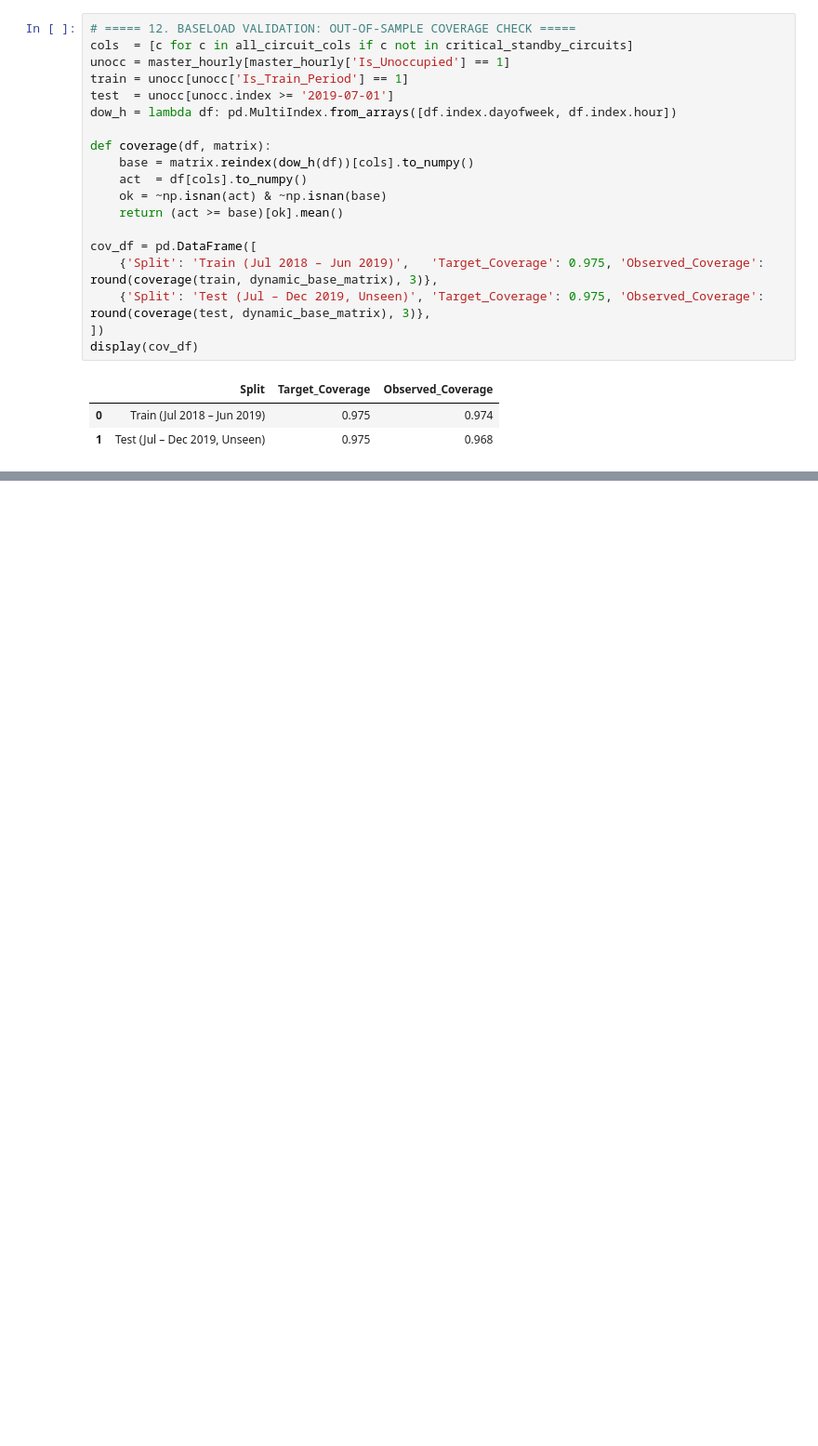
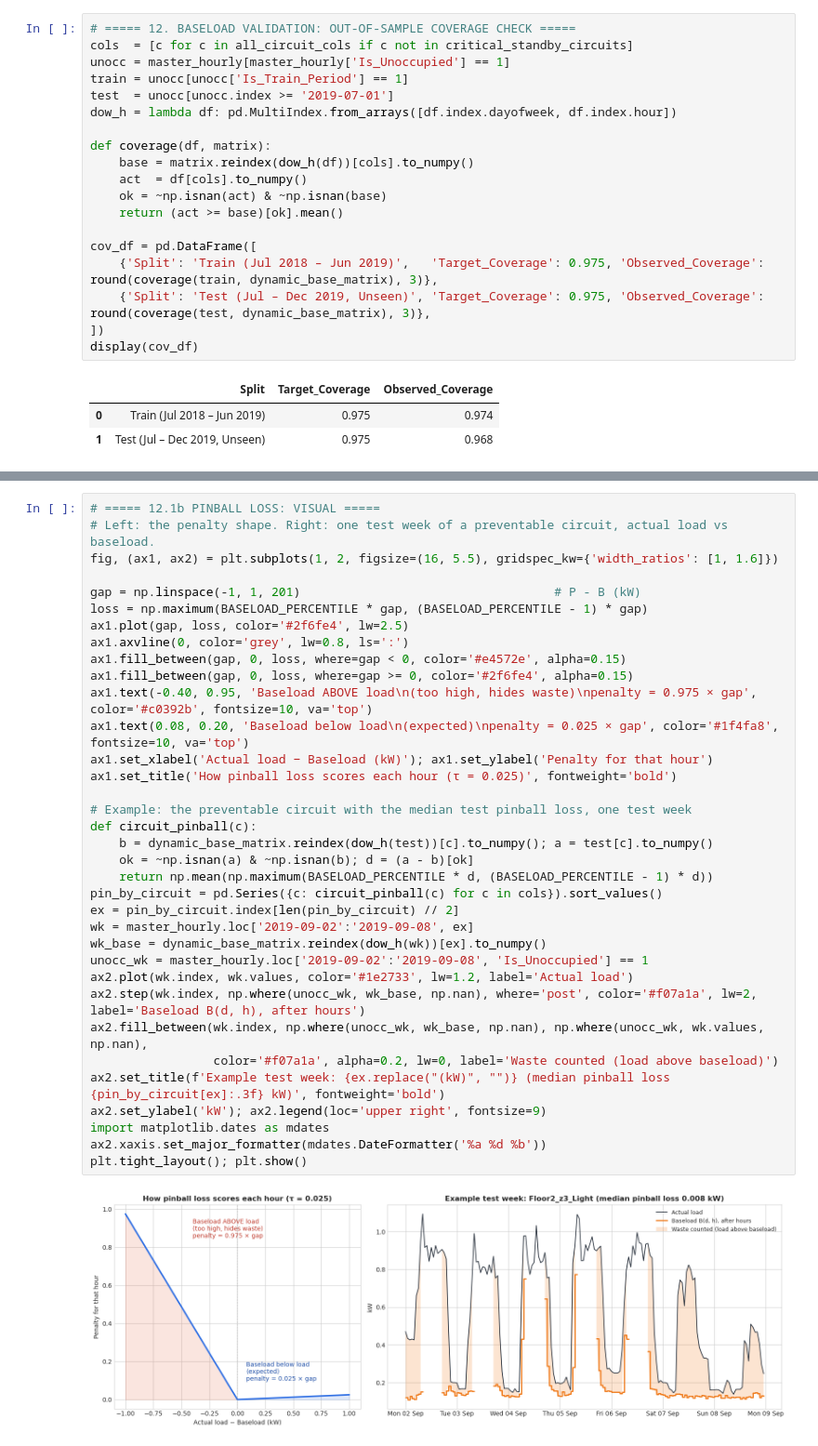
Before and after one commit to fcyap/IS4001-G1T4, a Jupyter notebook: notebooks/qn1e_eda_and_baseload_modeling.ipynb, the cells around one changed output, grey strips where cells are left out. Shown at 93% size. Saved outputs shown, nothing was run; the diff lists cells and outputs as text; blank space fills up the shorter version.

```diff
--- a/notebooks/qn1e_eda_and_baseload_modeling.ipynb
+++ b/notebooks/qn1e_eda_and_baseload_modeling.ipynb
@@ -1136,0 +1220,37 @@ display(cov_df)
+# %%
+# ===== 12.1b PINBALL LOSS: VISUAL =====
+# Left: the penalty shape. Right: one test week of a preventable circuit, actual load vs baseload.
+fig, (ax1, ax2) = plt.subplots(1, 2, figsize=(16, 5.5), gridspec_kw={'width_ratios': [1, 1.6]})
+
+gap = np.linspace(-1, 1, 201)                                   # P - B (kW)
+loss = np.maximum(BASELOAD_PERCENTILE * gap, (BASELOAD_PERCENTILE - 1) * gap)
+ax1.plot(gap, loss, color='#2f6fe4', lw=2.5)
+ax1.axvline(0, color='grey', lw=0.8, ls=':')
+ax1.fill_between(gap, 0, loss, where=gap < 0, color='#e4572e', alpha=0.15)
+ax1.fill_between(gap, 0, loss, where=gap >= 0, color='#2f6fe4', alpha=0.15)
+ax1.text(-0.40, 0.95, 'Baseload ABOVE load\n(too high, hides waste)\npenalty = 0.975 × gap', color='#c0392b', fontsize=10, va='top')
+ax1.text(0.08, 0.20, 'Baseload below load\n(expected)\npenalty = 0.025 × gap', color='#1f4fa8', fontsize=10, va='top')
+ax1.set_xlabel('Actual load − Baseload (kW)'); ax1.set_ylabel('Penalty for that hour')
+ax1.set_title('How pinball loss scores each hour (τ = 0.025)', fontweight='bold')
+
+# Example: the preventable circuit with the median test pinball loss, one test week
+def circuit_pinball(c):
+    b = dynamic_base_matrix.reindex(dow_h(test))[c].to_numpy(); a = test[c].to_numpy()
+    ok = ~np.isnan(a) & ~np.isnan(b); d = (a - b)[ok]
+    return np.mean(np.maximum(BASELOAD_PERCENTILE * d, (BASELOAD_PERCENTILE - 1) * d))
+pin_by_circuit = pd.Series({c: circuit_pinball(c) for c in cols}).sort_values()
+ex = pin_by_circuit.index[len(pin_by_circuit) // 2]
+wk = master_hourly.loc['2019-09-02':'2019-09-08', ex]
+wk_base = dynamic_base_matrix.reindex(dow_h(wk))[ex].to_numpy()
+unocc_wk = master_hourly.loc['2019-09-02':'2019-09-08', 'Is_Unoccupied'] == 1
+ax2.plot(wk.index, wk.values, color='#1e2733', lw=1.2, label='Actual load')
+ax2.step(wk.index, np.where(unocc_wk, wk_base, np.nan), where='post', color='#f07a1a', lw=2, label='Baseload B(d, h), after hours')
+ax2.fill_between(wk.index, np.where(unocc_wk, wk_base, np.nan), np.where(unocc_wk, wk.values, np.nan),
+                 color='#f07a1a', alpha=0.2, lw=0, label='Waste counted (load above baseload)')
+ax2.set_title(f'Example test week: {ex.replace("(kW)", "")} (median pinball loss {pin_by_circuit[ex]:.3f} kW)', fontweight='bold')
+ax2.set_ylabel('kW'); ax2.legend(loc='upper right', fontsize=9)
+import matplotlib.dates as mdates
+ax2.xaxis.set_major_formatter(mdates.DateFormatter('%a %d %b'))
+plt.tight_layout(); plt.show()
+# %% [output]
+[figure, added]
```
Also changed, not shown: parts of 45 cells of this notebook, 13 other files.
